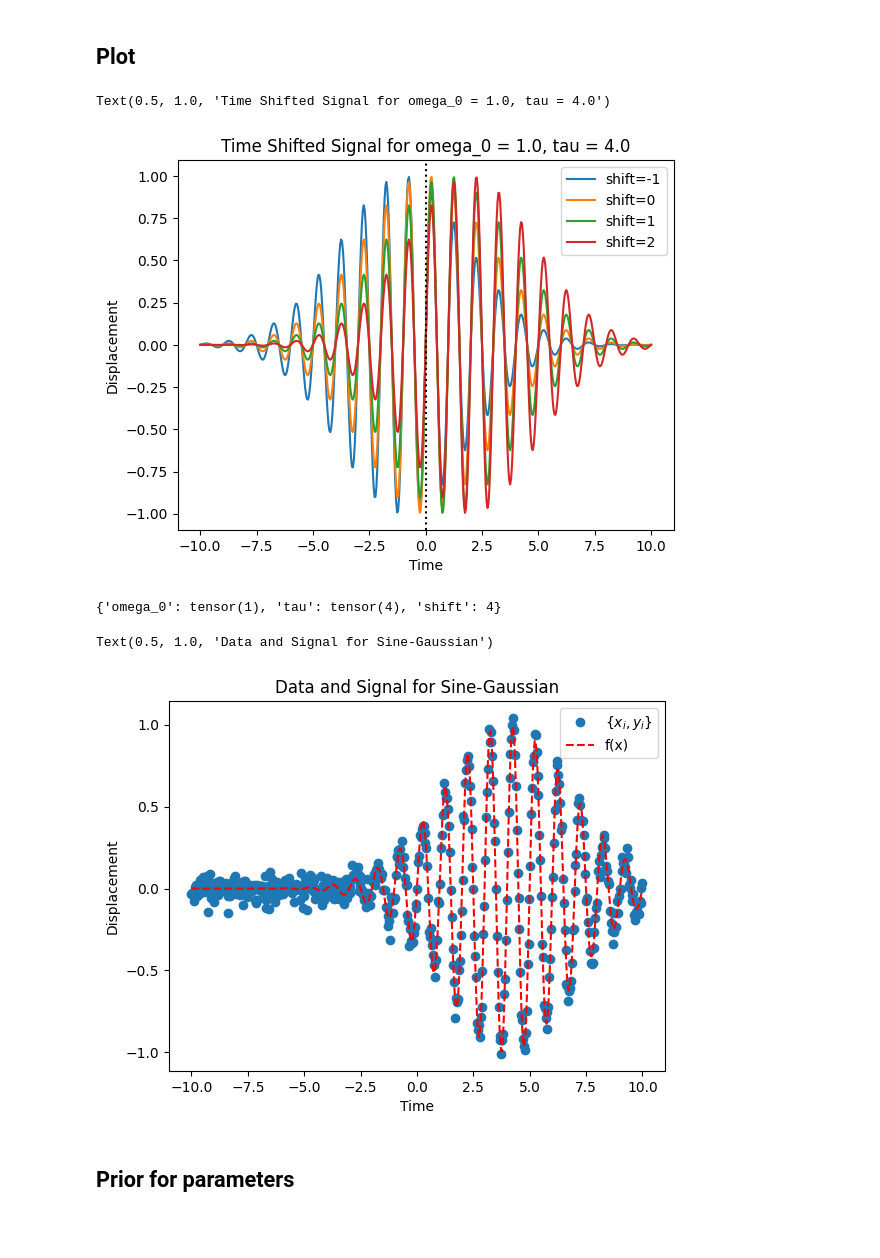
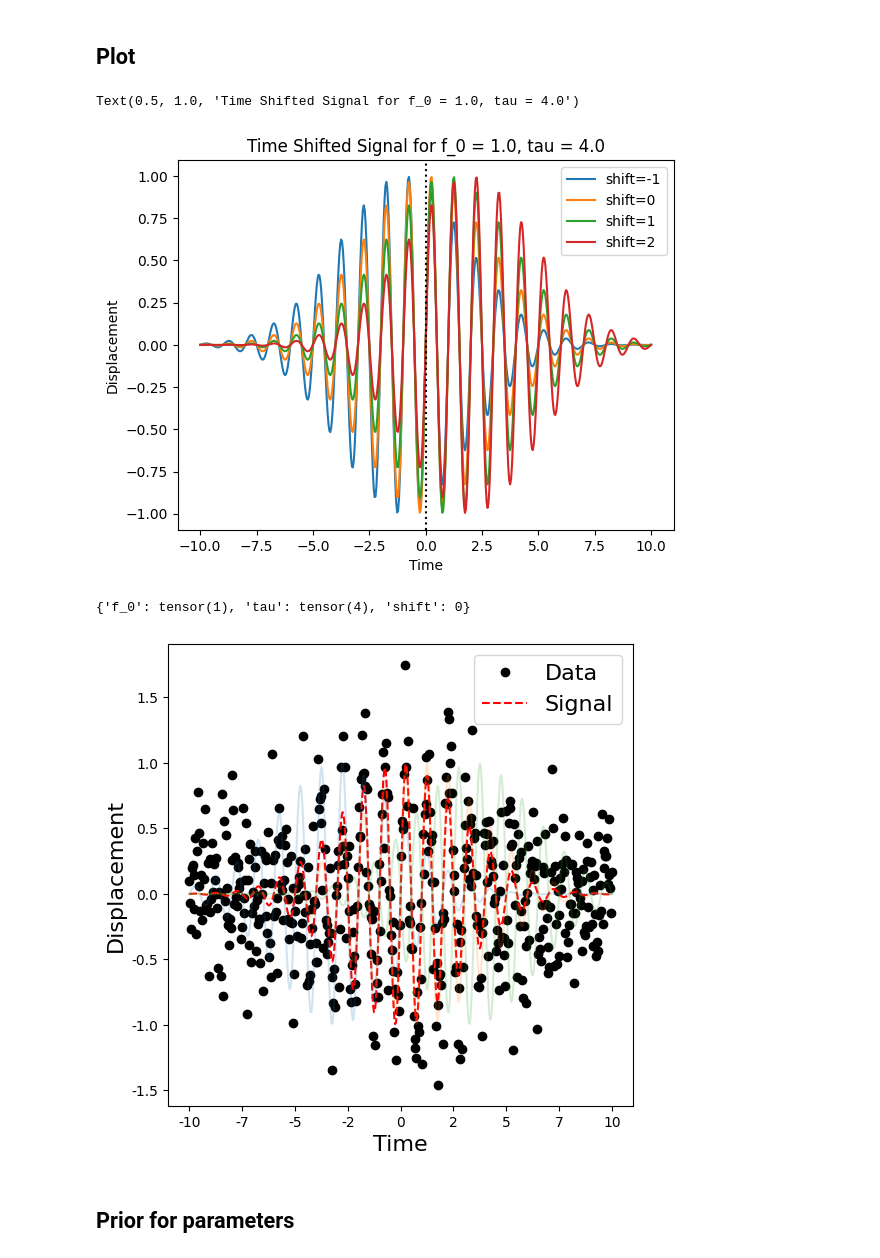
Before and after one commit to ML4GW/summer-projects-2023, a Jupyter notebook: symmetry-informed-flows/notebooks/SineGaussian/sine-gaussian-with-similarity-embedding-training.ipynb, the cells around one changed output. Drawn from its saved outputs; the diff is of its cells as text; code cells hidden in the pictures; blank space fills up the shorter version.

Commit message:
upload notebooks for neurips plots

```diff
--- a/symmetry-informed-flows/notebooks/SineGaussian/sine-gaussian-with-similarity-embedding-training.ipynb
+++ b/symmetry-informed-flows/notebooks/SineGaussian/sine-gaussian-with-similarity-embedding-training.ipynb
@@ -24,44 +23,51 @@ def sine_gaussian_bilby(t, omega_0, tau, shift=0):
 # %% [markdown]
 ## Plot
 # %%
-omega_0 = torch.tensor(1)
+f_0 = torch.tensor(1)
 tau = torch.tensor(4)
 
 t_vals = torch.linspace(-10, 10, 500)
 for shift in [-1, 0, 1, 2]:
-    x_vals = sine_gaussian(t_vals, omega_0=omega_0, tau=tau, shift=shift)
+    x_vals = sine_gaussian(t_vals, f_0=f_0, tau=tau, shift=shift)
     plt.plot(t_vals, x_vals, label=f"{shift=}")
 plt.xlabel("Time")
 plt.ylabel("Displacement")
 plt.axvline(x=0, linestyle='dotted', color='black')
 plt.legend()
-plt.title(f"Time Shifted Signal for omega_0 = {omega_0:.1f}, tau = {tau:.1f}")
+plt.title(f"Time Shifted Signal for f_0 = {f_0:.1f}, tau = {tau:.1f}")
 # %% [output]
-Text(0.5, 1.0, 'Time Shifted Signal for omega_0 = 1.0, tau = 4.0')
+Text(0.5, 1.0, 'Time Shifted Signal for f_0 = 1.0, tau = 4.0')
-[figure, old version]
+[figure, new version]
 # %%
-injection_parameters = dict(omega_0=omega_0, tau=tau, shift=4)
+injection_parameters = dict(f_0=f_0, tau=tau, shift=0)
 print(injection_parameters)
 # %% [output]
-{'omega_0': tensor(1), 'tau': tensor(4), 'shift': 4}
+{'f_0': tensor(1), 'tau': tensor(4), 'shift': 0}
 # %%
 num_points = 500
 t_vals = np.linspace(-10, 10, num_points)
 # %%
-sigma = 0.05
+sigma = 0.4
 # %%
-data = sine_gaussian(t_vals, **injection_parameters) + np.random.normal(0, sigma, t_vals.size)
+data = sine_gaussian_bilby(t_vals, **injection_parameters) + np.random.normal(0, sigma, t_vals.size)
 # %%
-fig, ax = plt.subplots()
-ax.plot(t_vals, data, 'o', label='$\\{x_i, y_i\\}$')
-ax.plot(t_vals, sine_gaussian(t_vals, **injection_parameters), '--r', label='f(x)')
-ax.legend()
-ax.set_xlabel('Time')
-ax.set_ylabel('Displacement')
-plt.title('Data and Signal for Sine-Gaussian')
+from matplotlib.ticker import FormatStrFormatter
+
+fig, ax = plt.subplots(figsize=(6, 6))
+ax.plot(t_vals, data, 'ko', label=r'Data')
+ax.plot(t_vals, sine_gaussian(t_vals, **injection_parameters), '--r', label=r'Signal')
+for shift in [-3, 1, 3.5]:
+    x_vals = sine_gaussian_bilby(t_vals, f_0=f_0, tau=tau, shift=shift)
+    plt.plot(t_vals, x_vals, alpha = 0.2)
+ax.legend(fontsize=16, loc='upper right')
+ax.set_xlabel('Time', fontsize=16)
+ax.set_ylabel('Displacement', fontsize=16)
+ax.yaxis.set_major_formatter(FormatStrFormatter('%.1f'))
+ax.xaxis.set_major_formatter(FormatStrFormatter('%d'))
+plt.savefig('./sg-data.pdf')
+# plt.title('Data and Signal for Sine-Gaussian')
 # %% [output]
-Text(0.5, 1.0, 'Data and Signal for Sine-Gaussian')
-[figure, old version]
+[figure, new version]
 # %%
 import bilby
 from bilby.core.prior import Uniform, DeltaFunction
```
Also changed, not shown: parts of 83 cells of this notebook, 13 other files.
